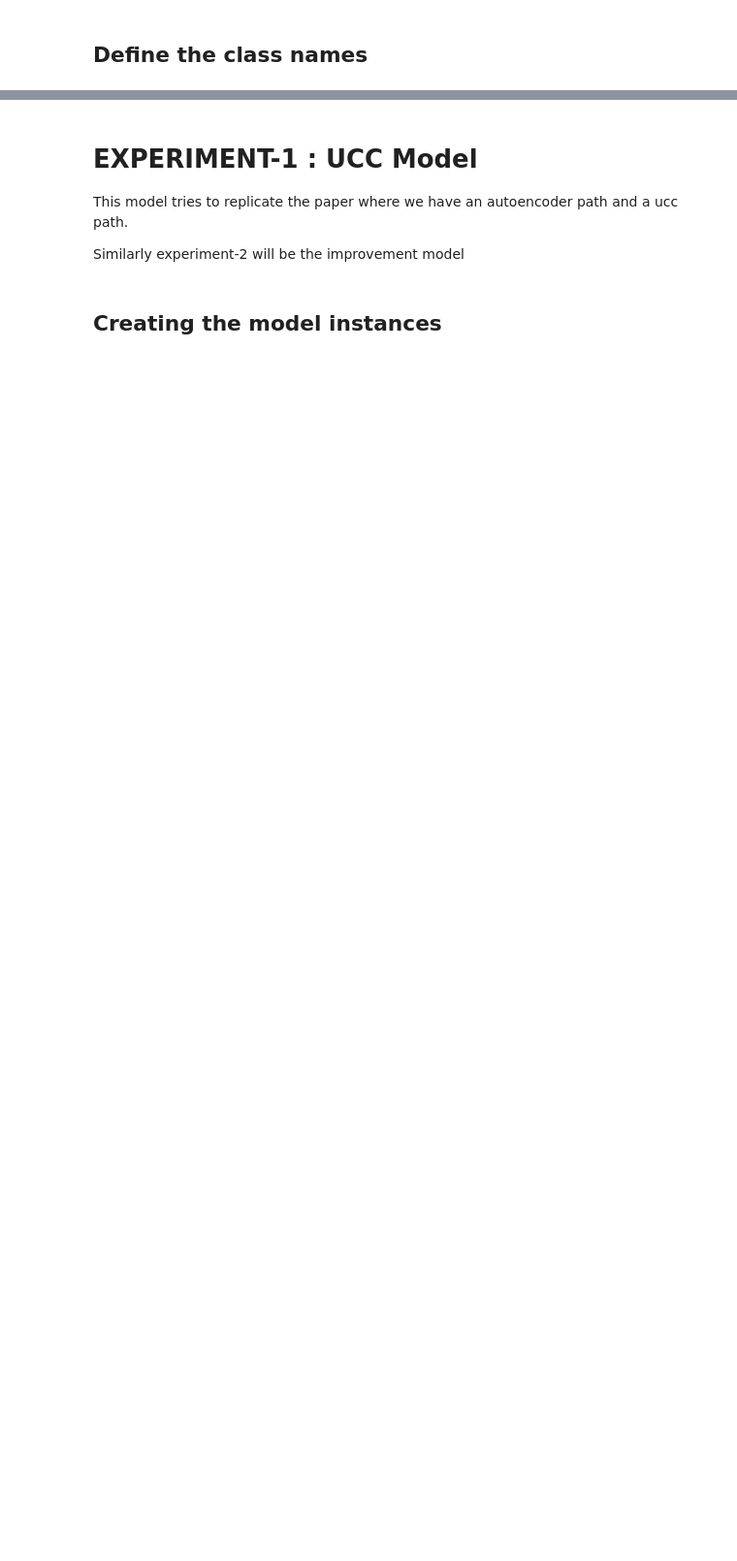
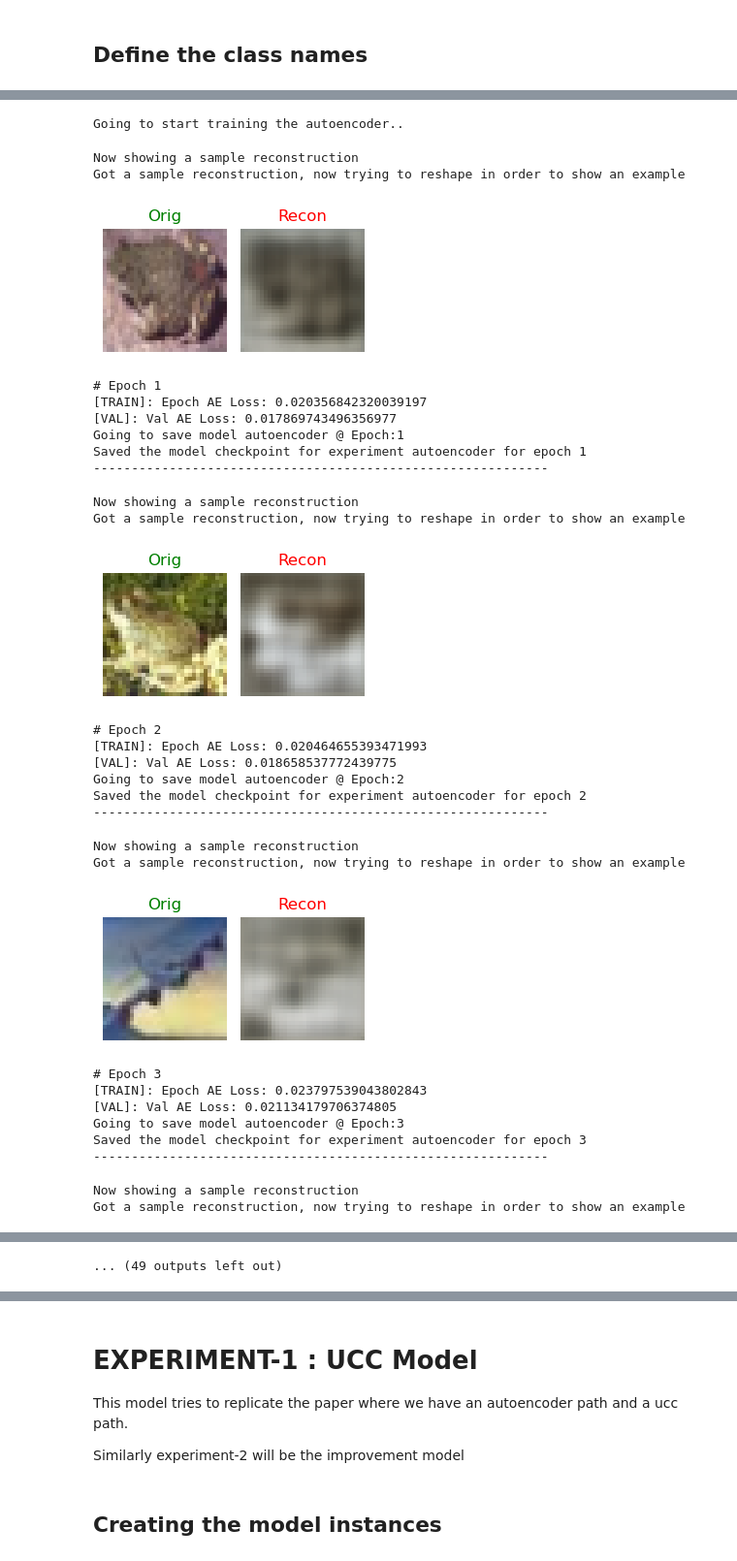
Before and after one commit to ParasharaRamesh/NUS-CS5242-Neural-Networks-and-Deep-Learning, a Jupyter notebook: Assignment 3 (CIFAR Clustering)/My test code/test.ipynb, the cells around one changed output, grey strips where cells are left out. Shown at 97% size. Drawn from its saved outputs; the diff is of its cells as text; code cells hidden in the pictures; blank space fills up the shorter version.

Commit message:
trying out new stuff again

```diff
--- a/Assignment 3 (CIFAR Clustering)/My test code/test.ipynb
+++ b/Assignment 3 (CIFAR Clustering)/My test code/test.ipynb
@@ -107,0 +115,8 @@ class_names = ["airplane", "automobile", "bird", "cat", "deer", "dog", "frog", "
+# %%
+experiment0 = "autoencoder"
+save_dir = os.path.abspath(config.weights_path)
+# autoencoder_model = NewAutoencoder().to(config.device)
+autoencoder_model = Autoencoder().to(config.device)
+
+#creating the trainer
+autoencoder_trainer = AutoencoderTrainer(experiment0, autoencoder_model, dataset, save_dir)
@@ -107,0 +125,34 @@ class_names = ["airplane", "automobile", "bird", "cat", "deer", "dog", "frog", "
+# %%
+print("Going to start training the autoencoder..")
+ae_epoch_numbers, training_ae_losses, val_ae_losses = autoencoder_trainer.train(20, epoch_saver_count=1)
+# %% [output]
+Going to start training the autoencoder..
+Now showing a sample reconstruction
+Got a sample reconstruction, now trying to reshape in order to show an example
+[figure, added]
+# Epoch 1
+[TRAIN]: Epoch AE Loss: 0.020356842320039197
+[VAL]: Val AE Loss: 0.017869743496356977
+Going to save model autoencoder @ Epoch:1
+Saved the model checkpoint for experiment autoencoder for epoch 1
+------------------------------------------------------------
+Now showing a sample reconstruction
+Got a sample reconstruction, now trying to reshape in order to show an example
+[figure, added]
+# Epoch 2
+[TRAIN]: Epoch AE Loss: 0.020464655393471993
+[VAL]: Val AE Loss: 0.018658537772439775
+Going to save model autoencoder @ Epoch:2
+Saved the model checkpoint for experiment autoencoder for epoch 2
+------------------------------------------------------------
+Now showing a sample reconstruction
+Got a sample reconstruction, now trying to reshape in order to show an example
+[figure, added]
+# Epoch 3
+[TRAIN]: Epoch AE Loss: 0.023797539043802843
+[VAL]: Val AE Loss: 0.021134179706374805
+Going to save model autoencoder @ Epoch:3
+Saved the model checkpoint for experiment autoencoder for epoch 3
+------------------------------------------------------------
+Now showing a sample reconstruction
+Got a sample reconstruction, now trying to reshape in order to show an example
@@ -107,0 +160 @@ class_names = ["airplane", "automobile", "bird", "cat", "deer", "dog", "frog", "
+... (49 outputs left out)
```
Also changed, not shown: parts of 17 cells of this notebook, 4 other files.
